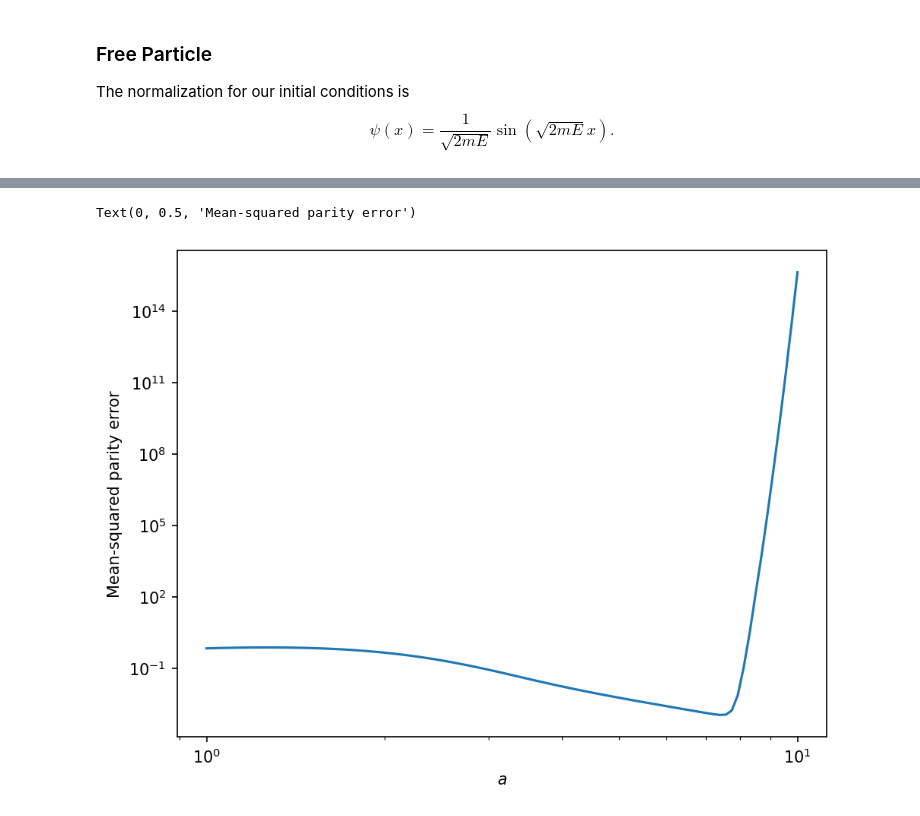
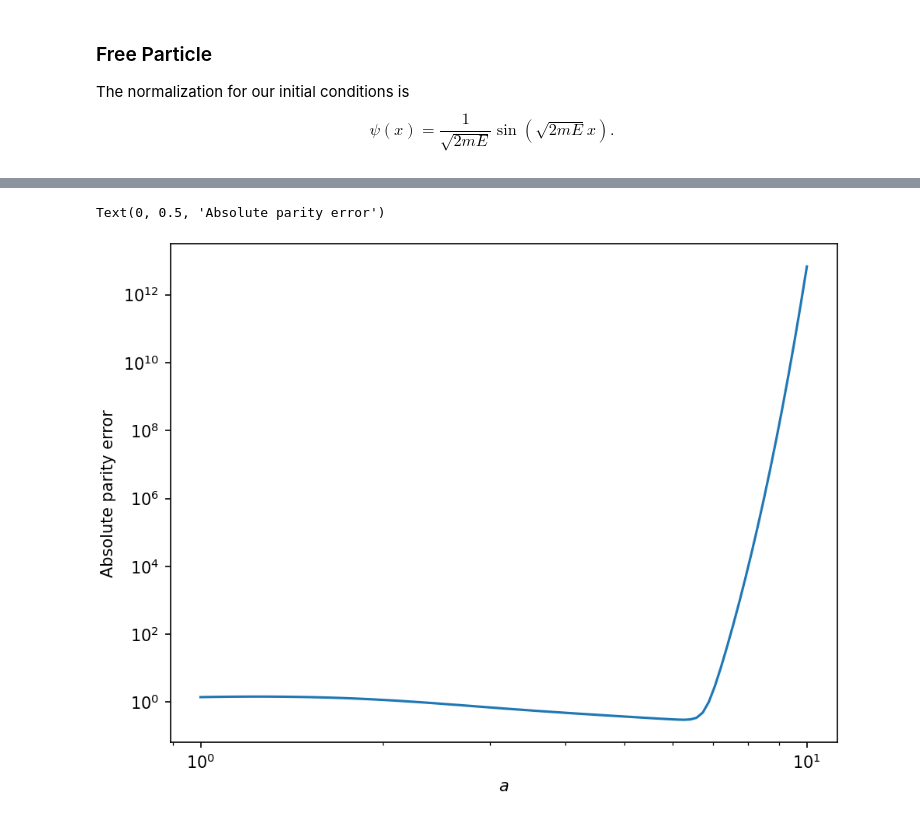
Before and after one commit to DanDan0101/numerical-methods, a Jupyter notebook: HW 2/HW 2.ipynb, the cells around one changed output, grey strips where cells are left out. Saved outputs shown, nothing was run; the diff lists cells and outputs as text; code cells hidden in the pictures.

```diff
--- a/HW 2/HW 2.ipynb
+++ b/HW 2/HW 2.ipynb
@@ -74,7 +77,7 @@ $$\psi(x)=\frac1{\sqrt{2mE}}\sin(\sqrt{2mE}x).$$
 def V_free(x):
     return 0.
 # %%
-N = 10000
+N = 1000
 m = 1
 E = 2 * np.pi**2 # Period 1
 a = 0
@@ -130,16 +132,14 @@ def V_harm(m, omega):
         return 0.5 * m * omega**2 * x**2
     return V
 # %%
-N = 10000
+N = 1000
 m = 0.8 * np.log(2)
 omega = 1
 
 def epsilon(a, n):
     E = omega * (0.5 + n)
     psi = solve_TISE(V_harm(m, omega), m, E, -a, a, 0, 1, N)[:, 0]
-    x = np.linspace(-a, a, N + 1)
-    err = (psi - (-1)**(n % 2) * psi[::-1])**2
-    return np.trapezoid(err, x) / (2 * a)
+    return np.abs(psi[-1] - (-1)**(n % 2) * psi[0])
 # %%
 a_range = np.logspace(0, 1, 100)
 eps = np.zeros_like(a_range)
@@ -148,13 +148,13 @@ for i in tqdm(range(a_range.shape[0])):
 # %%
 plt.subplots(dpi = 150, layout = "constrained")
 plt.plot(a_range, eps)
 plt.xscale("log")
 plt.yscale("log")
 plt.xlabel("$a$")
-plt.ylabel("Mean-squared parity error")
+plt.ylabel("Absolute parity error")
 # %% [output]
-Text(0, 0.5, 'Mean-squared parity error')
+Text(0, 0.5, 'Absolute parity error')
-[figure, old version]
+[figure, new version]
 # %%
 print(f"Minimum mean-squared parity error {np.min(eps)} at a = {a_range[np.argmin(eps)]}")
 # %% [output]
```
Also changed, not shown: parts of 30 cells of this notebook, 1 other file.
